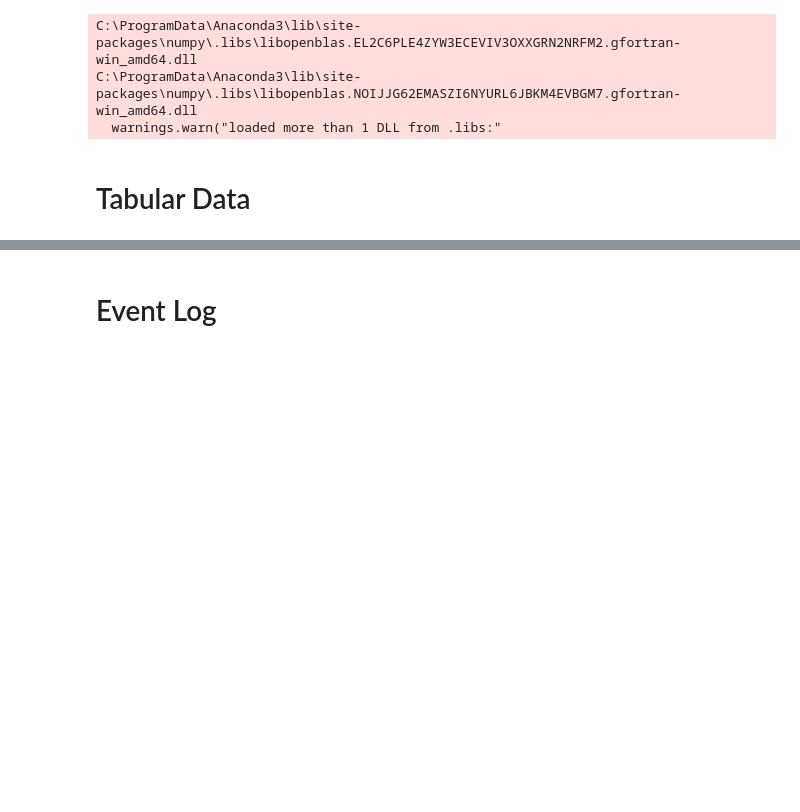
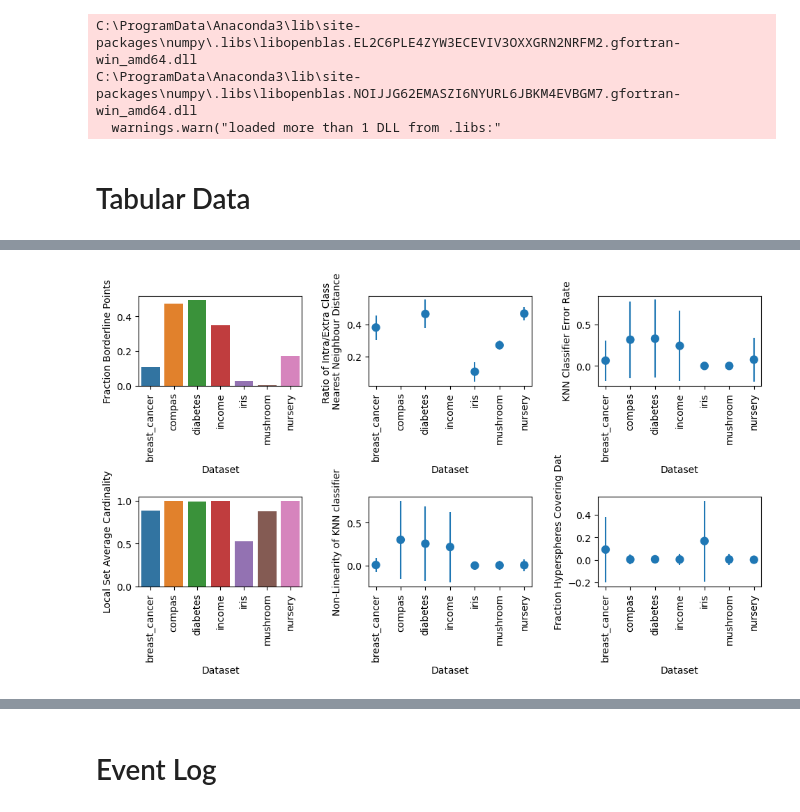
Before and after one commit to Mythreyi-V/full_stability, a Jupyter notebook: MFE.ipynb, the cells around one changed output, grey strips where cells are left out. Cells and saved outputs as stored; diff of their text form; code cells hidden in the pictures; blank space fills up the shorter version.

```diff
--- a/MFE.ipynb
+++ b/MFE.ipynb
@@ -485,0 +136,88 @@ two_itemset.sd                                                0.1002944387614881
+# %%
+print("Network Measures")
+
+fig, ax = plt.subplots(2, 3, figsize=(10, 6))
+sns.barplot(data = df, x = "Dataset", y = "n1", ax=ax[0][0])
+ax[0][0].set_xlabel("Dataset")
+ax[0][0].set_ylabel("Fraction Borderline Points")
+
+sns.pointplot(data = df, x = "Dataset", y = "n2.mean", ax=ax[0][1], join=False)
+# Find the x,y coordinates for each point
+x_coords = []
+y_coords = []
+for point_pair in ax[0][1].collections:
+    for x, y in point_pair.get_offsets():
+        x_coords.append(x)
+        y_coords.append(y)
+
+# Calculate the type of error to plot as the error bars
+# Make sure the order is the same as the points were looped over
+ax[0][1].errorbar(x_coords, y_coords, yerr=df["n2.sd"],
+    fmt=' ', zorder=-1)
+
+ax[0][1].set_xlabel("Dataset")
+ax[0][1].set_ylabel("Ratio of Intra/Extra Class \nNearest Neighbour Distance")
+
+sns.pointplot(data = df, x = "Dataset", y = "n3.mean", join=False, ax=ax[0][2])
+# Find the x,y coordinates for each point
+x_coords = []
+y_coords = []
+for point_pair in ax[0][2].collections:
+    for x, y in point_pair.get_offsets():
+        x_coords.append(x)
+        y_coords.append(y)
+
+# Calculate the type of error to plot as the error bars
+# Make sure the order is the same as the points were looped over
+ax[0][2].errorbar(x_coords, y_coords, yerr=df["n3.sd"],
+    fmt=' ', zorder=-1)
+
+ax[0][2].set_xlabel("Dataset")
+ax[0][2].set_ylabel("KNN Classifier Error Rate")
+
+sns.barplot(data = df, x = "Dataset", y = "lsc", ax=ax[1][0])
+ax[1][0].set_xlabel("Dataset")
+ax[1][0].set_ylabel("Local Set Average Cardinality")
+
+sns.pointplot(data = df, x = "Dataset", y = "n4.mean", ax=ax[1][1], join=False)
+# Find the x,y coordinates for each point
+x_coords = []
+y_coords = []
+for point_pair in ax[1][1].collections:
+    for x, y in point_pair.get_offsets():
+        x_coords.append(x)
+        y_coords.append(y)
+
+# Calculate the type of error to plot as the error bars
+# Make sure the order is the same as the points were looped over
+ax[1][1].errorbar(x_coords, y_coords, yerr=df["n4.sd"],
+    fmt=' ', zorder=-1)
+
+ax[1][1].set_xlabel("Dataset")
+ax[1][1].set_ylabel("Non-Linearity of KNN classifier")
+
+sns.pointplot(data = df, x = "Dataset", y = "t1.mean", join=False, ax=ax[1][2])
+# Find the x,y coordinates for each point
+x_coords = []
+y_coords = []
+for point_pair in ax[1][2].collections:
+    for x, y in point_pair.get_offsets():
+        x_coords.append(x)
+        y_coords.append(y)
+
+# Calculate the type of error to plot as the error bars
+# Make sure the order is the same as the points were looped over
+ax[1][2].errorbar(x_coords, y_coords, yerr=df["t1.sd"],
+    fmt=' ', zorder=-1)
+
+ax[1][2].set_xlabel("Dataset")
+ax[1][2].set_ylabel("Fraction Hyperspheres Covering Dat")
+
+
+for each in ax:
+    for axis in each:
+        axis.set_xticklabels(datasets, rotation=90)
+
+fig.tight_layout(pad=2)
+plt.show()
+# %% [output]
@@ -485,0 +225 @@ two_itemset.sd                                                0.1002944387614881
+[figure, added]
```
Also changed, not shown: parts of 118 cells of this notebook.
